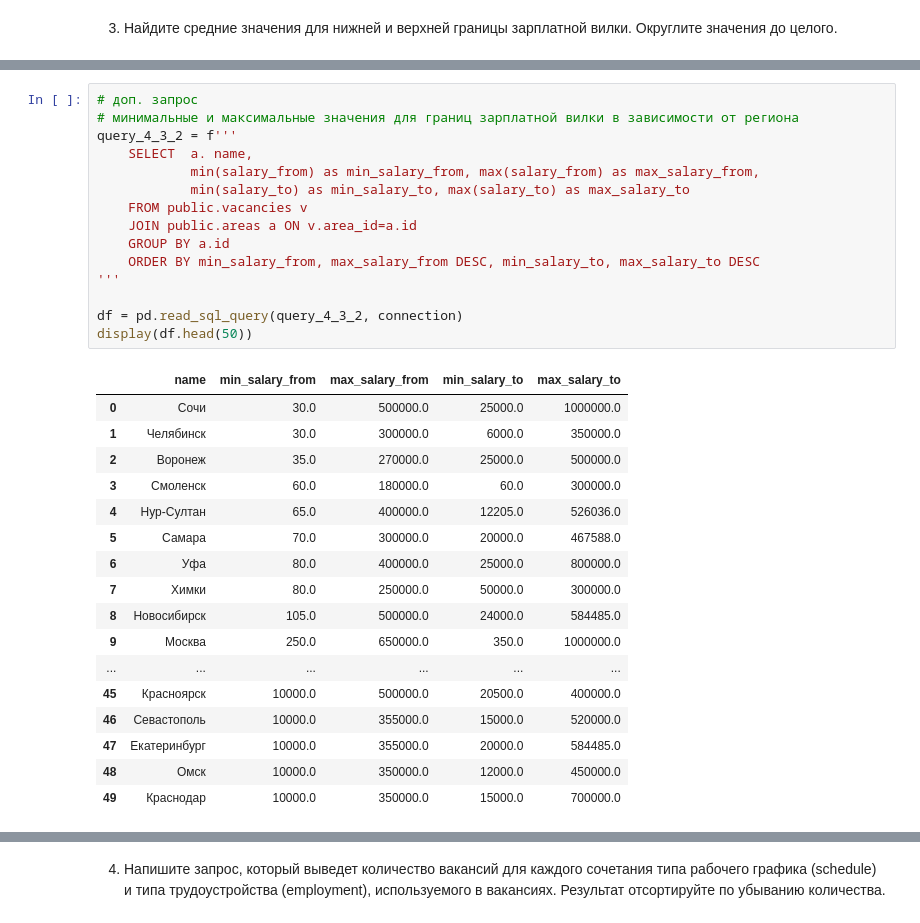
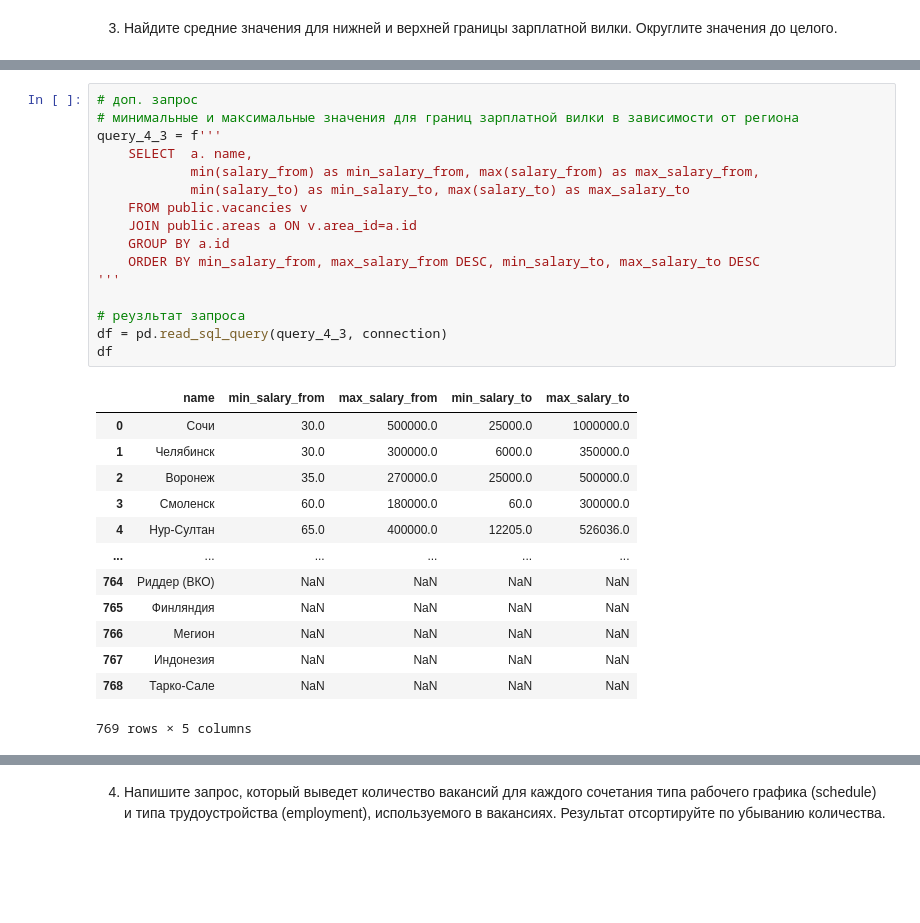
Before and after one commit to esmelnikova/education_dst_128, a Jupyter notebook: Project_2/notebooks/Project_2_Анализ вакансий HeadHunter.ipynb, the cells around one changed output, grey strips where cells are left out. Saved outputs shown, nothing was run; the diff lists cells and outputs as text; blank space fills up the shorter version.

```diff
--- a/Project_2/notebooks/Project_2_Анализ вакансий HeadHunter.ipynb
+++ b/Project_2/notebooks/Project_2_Анализ вакансий HeadHunter.ipynb
@@ -153,36 +188,33 @@ display(df)
 # %%
 # доп. запрос
 # минимальные и максимальные значения для границ зарплатной вилки в зависимости от региона
-query_4_3_2 = f'''
+query_4_3 = f'''
     SELECT  a. name,
 	        min(salary_from) as min_salary_from, max(salary_from) as max_salary_from,
 	        min(salary_to) as min_salary_to, max(salary_to) as max_salary_to
     FROM public.vacancies v
 	JOIN public.areas a ON v.area_id=a.id
 	GROUP BY a.id
 	ORDER BY min_salary_from, max_salary_from DESC, min_salary_to, max_salary_to DESC
 '''
 
-df = pd.read_sql_query(query_4_3_2, connection)
-display(df.head(50))
+# реузльтат запроса
+df = pd.read_sql_query(query_4_3, connection)
+df
 # %% [output]
 |  | name | min_salary_from | max_salary_from | min_salary_to | max_salary_to |
 | 0 | Сочи | 30.0 | 500000.0 | 25000.0 | 1000000.0 |
 | 1 | Челябинск | 30.0 | 300000.0 | 6000.0 | 350000.0 |
 | 2 | Воронеж | 35.0 | 270000.0 | 25000.0 | 500000.0 |
 | 3 | Смоленск | 60.0 | 180000.0 | 60.0 | 300000.0 |
 | 4 | Нур-Султан | 65.0 | 400000.0 | 12205.0 | 526036.0 |
-| 5 | Самара | 70.0 | 300000.0 | 20000.0 | 467588.0 |
-| 6 | Уфа | 80.0 | 400000.0 | 25000.0 | 800000.0 |
-| 7 | Химки | 80.0 | 250000.0 | 50000.0 | 300000.0 |
-| 8 | Новосибирск | 105.0 | 500000.0 | 24000.0 | 584485.0 |
-| 9 | Москва | 250.0 | 650000.0 | 350.0 | 1000000.0 |
 | ... | ... | ... | ... | ... | ... |
-| 45 | Красноярск | 10000.0 | 500000.0 | 20500.0 | 400000.0 |
-| 46 | Севастополь | 10000.0 | 355000.0 | 15000.0 | 520000.0 |
-| 47 | Екатеринбург | 10000.0 | 355000.0 | 20000.0 | 584485.0 |
-| 48 | Омск | 10000.0 | 350000.0 | 12000.0 | 450000.0 |
-| 49 | Краснодар | 10000.0 | 350000.0 | 15000.0 | 700000.0 |
+| 764 | Риддер (ВКО) | NaN | NaN | NaN | NaN |
+| 765 | Финляндия | NaN | NaN | NaN | NaN |
+| 766 | Мегион | NaN | NaN | NaN | NaN |
+| 767 | Индонезия | NaN | NaN | NaN | NaN |
+| 768 | Тарко-Сале | NaN | NaN | NaN | NaN |
+769 rows × 5 columns
 # %%
 # доп. запрос
 # минимальные и максимальные значения для границ зарплатной вилки в зависимости от сферы деятельности
```
Also changed, not shown: parts of 24 cells of this notebook.
